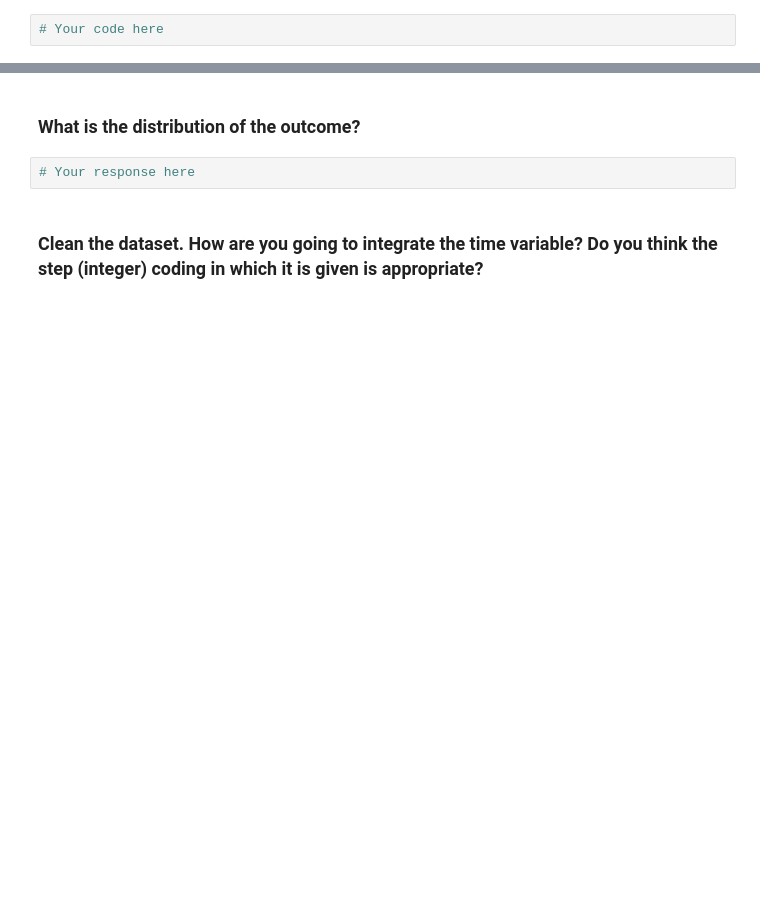
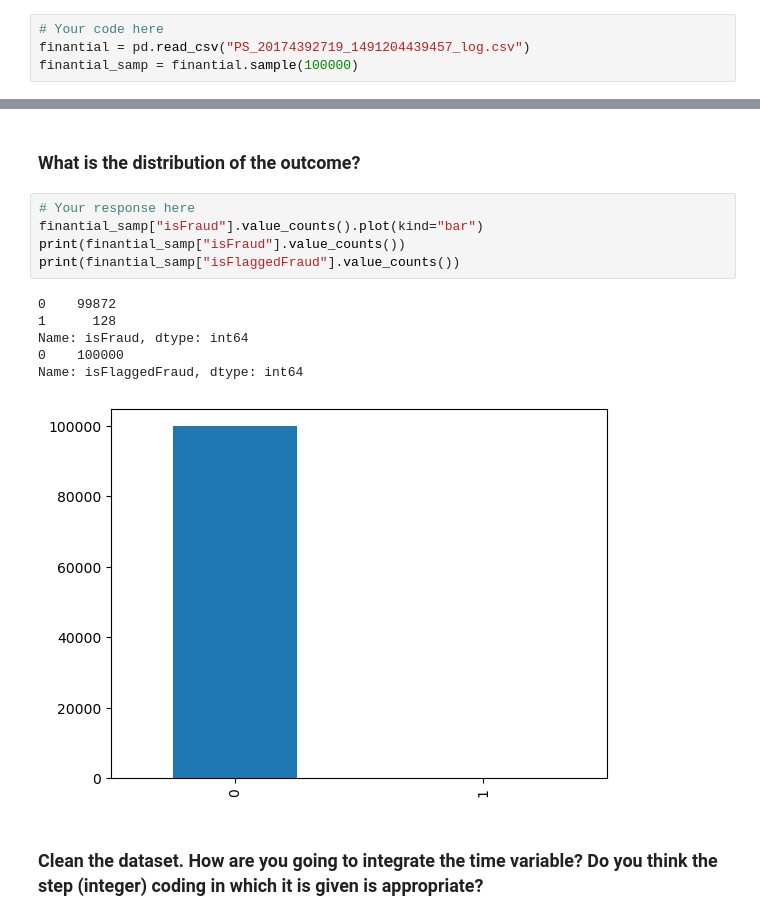
Before and after one commit to ta-data-lis/lab-imbalance, a Jupyter notebook: your-code/lab_imbalance.ipynb, the cells around one changed output, grey strips where cells are left out. Saved outputs shown, nothing was run; the diff lists cells and outputs as text; blank space fills up the shorter version.

```diff
--- a/your-code/lab_imbalance.ipynb
+++ b/your-code/lab_imbalance.ipynb
@@ -12,2 +17,4 @@ Like we disussed in class, when we have noisy data, if we are not careful, we ca
 # %%
 # Your code here
+finantial = pd.read_csv("PS_20174392719_1491204439457_log.csv")
+finantial_samp = finantial.sample(100000)
@@ -14,7 +30,17 @@ Like we disussed in class, when we have noisy data, if we are not careful, we ca
 # %% [markdown]
 ### What is the distribution of the outcome?
-# %%
-# Your response here
+# %%
+# Your response here
+finantial_samp["isFraud"].value_counts().plot(kind="bar")
+print(finantial_samp["isFraud"].value_counts())
+print(finantial_samp["isFlaggedFraud"].value_counts())
+# %% [output]
+0    99872
+1      128
+Name: isFraud, dtype: int64
+0    100000
+Name: isFlaggedFraud, dtype: int64
+[figure, added]
 # %% [markdown]
 ### Clean the dataset. How are you going to integrate the time variable? Do you think the step (integer) coding in which it is given is appropriate?
 # %%
```
Also changed, not shown: parts of 28 cells of this notebook.
